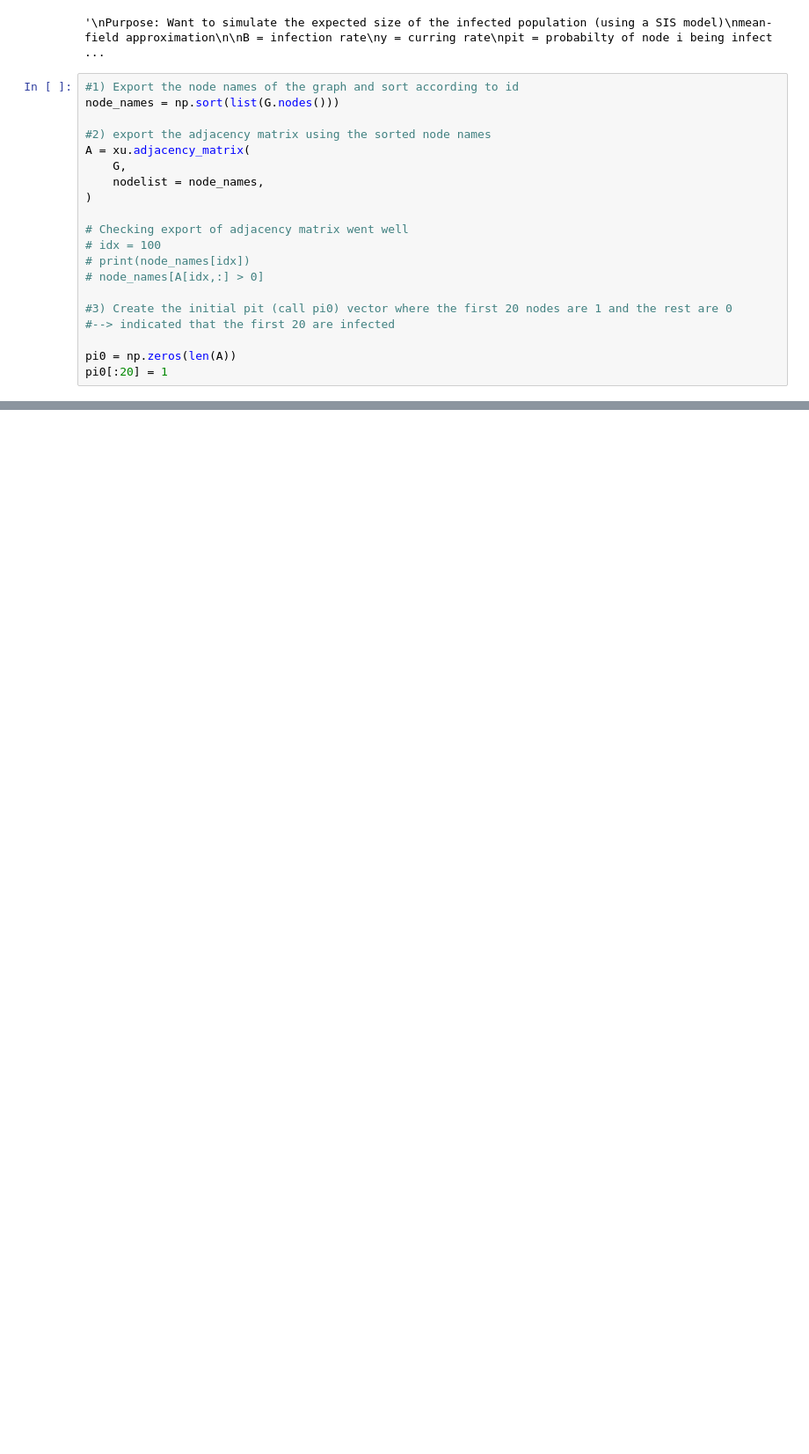
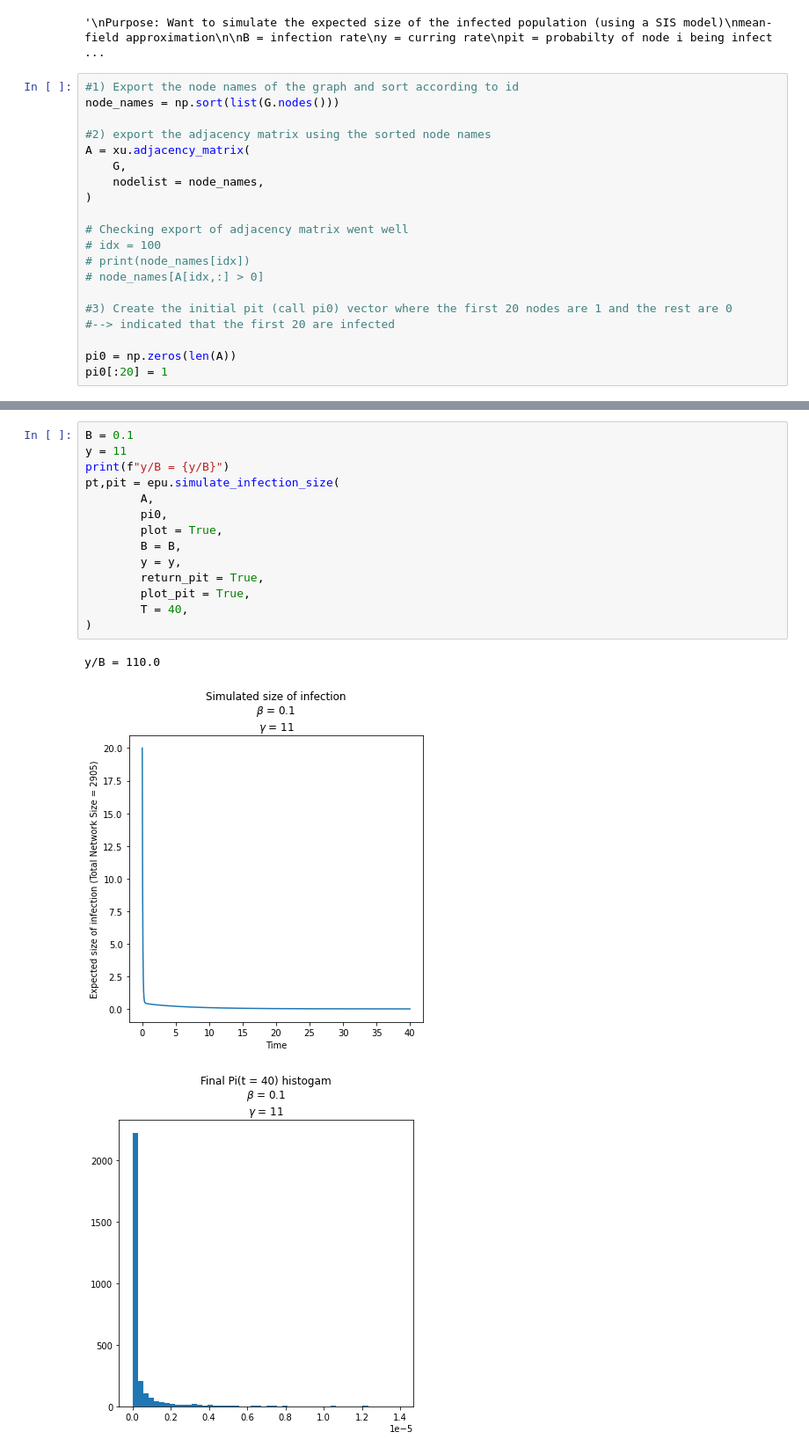
Before and after one commit to bacelii/graph_tools, a Jupyter notebook: Applications/Networks/Homework_2_GFT_and_Epidemics/Celii_Hmwk_2_GFT_and_Epidemics.ipynb, the cells around one changed output, grey strips where cells are left out. Shown at 88% size. Cells and saved outputs as stored; diff of their text form; blank space fills up the shorter version.

```diff
--- a/Applications/Networks/Homework_2_GFT_and_Epidemics/Celii_Hmwk_2_GFT_and_Epidemics.ipynb
+++ b/Applications/Networks/Homework_2_GFT_and_Epidemics/Celii_Hmwk_2_GFT_and_Epidemics.ipynb
@@ -767,0 +813,18 @@ for B in [0.1,0.05,0.01]:
+# %%
+B = 0.1
+y = 11
+print(f"y/B = {y/B}")
+pt,pit = epu.simulate_infection_size(
+        A,
+        pi0,
+        plot = True,
+        B = B,
+        y = y,
+        return_pit = True,
+        plot_pit = True,
+        T = 40,
+)
+# %% [output]
+y/B = 110.0
+[figure, added]
+[figure, added]
```
Also changed, not shown: parts of 10 cells of this notebook, 1 other file.
